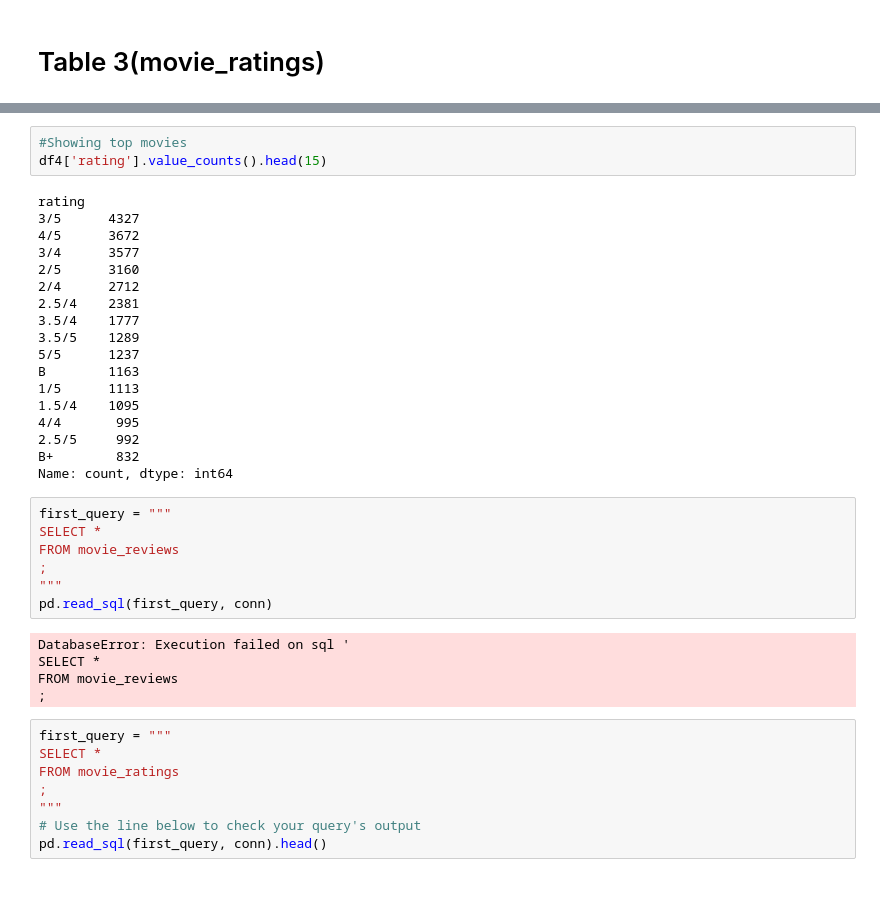
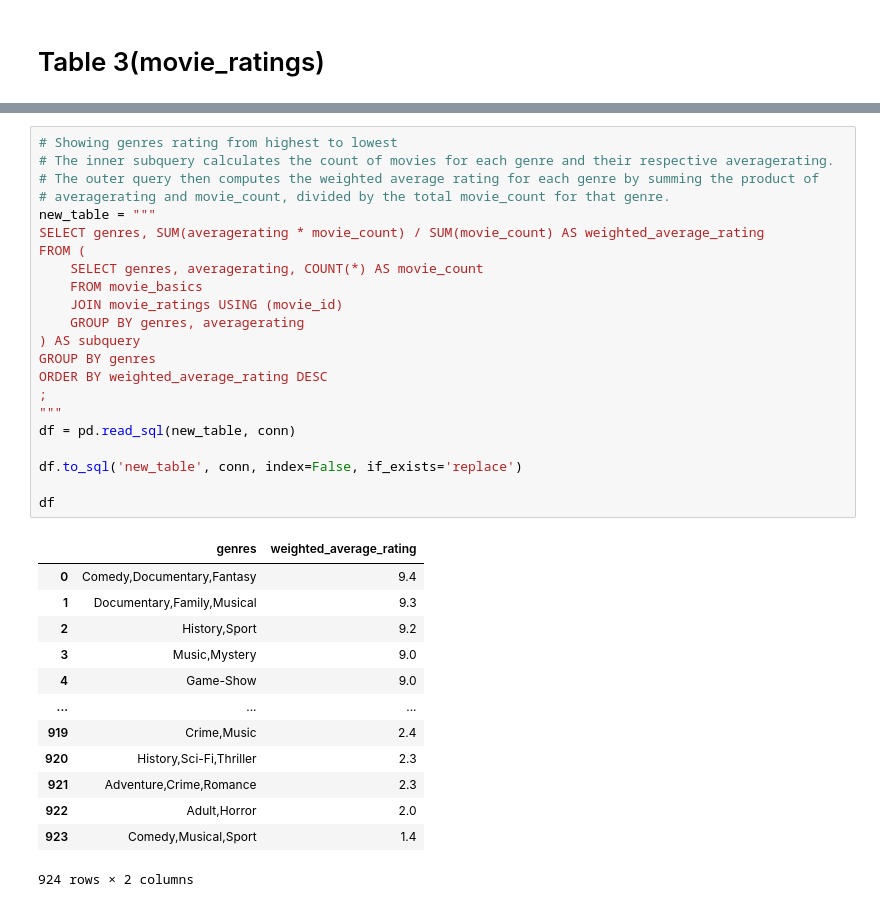
Before and after one commit to sarah10001/Project-1, a Jupyter notebook: Project-1.ipynb, the cells around one changed output, grey strips where cells are left out. Drawn from its saved outputs; the diff is of its cells as text.

```diff
--- a/Project-1.ipynb
+++ b/Project-1.ipynb
@@ -624,41 +311,36 @@ Name: count, dtype: int64
-# %%
-#Showing top movies
-df4['rating'].value_counts().head(15)
-# %% [output]
-rating
-3/5      4327
-4/5      3672
-3/4      3577
-2/5      3160
-2/4      2712
-2.5/4    2381
-3.5/4    1777
-3.5/5    1289
-5/5      1237
-B        1163
-1/5      1113
-1.5/4    1095
-4/4       995
-2.5/5     992
-B+        832
-Name: count, dtype: int64
-# %%
-first_query = """
-SELECT *
-FROM movie_reviews
-;
-"""
-pd.read_sql(first_query, conn)
-# %% [output]
-DatabaseError: Execution failed on sql '
-SELECT *
-FROM movie_reviews
-;
-# %%
-first_query = """
-SELECT *
-FROM movie_ratings
-;
-"""
-# Use the line below to check your query's output
-pd.read_sql(first_query, conn).head()
+# %%
+# Showing genres rating from highest to lowest
+# The inner subquery calculates the count of movies for each genre and their respective averagerating.
+# The outer query then computes the weighted average rating for each genre by summing the product of
+# averagerating and movie_count, divided by the total movie_count for that genre.
+new_table = """
+SELECT genres, SUM(averagerating * movie_count) / SUM(movie_count) AS weighted_average_rating
+FROM (
+    SELECT genres, averagerating, COUNT(*) AS movie_count
+    FROM movie_basics
+    JOIN movie_ratings USING (movie_id)
+    GROUP BY genres, averagerating
+) AS subquery
+GROUP BY genres
+ORDER BY weighted_average_rating DESC
+;
+"""
+df = pd.read_sql(new_table, conn)
+
+df.to_sql('new_table', conn, index=False, if_exists='replace')
+
+df
+# %% [output]
+|  | genres | weighted_average_rating |
+| 0 | Comedy,Documentary,Fantasy | 9.4 |
+| 1 | Documentary,Family,Musical | 9.3 |
+| 2 | History,Sport | 9.2 |
+| 3 | Music,Mystery | 9.0 |
+| 4 | Game-Show | 9.0 |
+| ... | ... | ... |
+| 919 | Crime,Music | 2.4 |
+| 920 | History,Sci-Fi,Thriller | 2.3 |
+| 921 | Adventure,Crime,Romance | 2.3 |
+| 922 | Adult,Horror | 2.0 |
+| 923 | Comedy,Musical,Sport | 1.4 |
+924 rows × 2 columns
```
Also changed, not shown: parts of 37 cells of this notebook.
